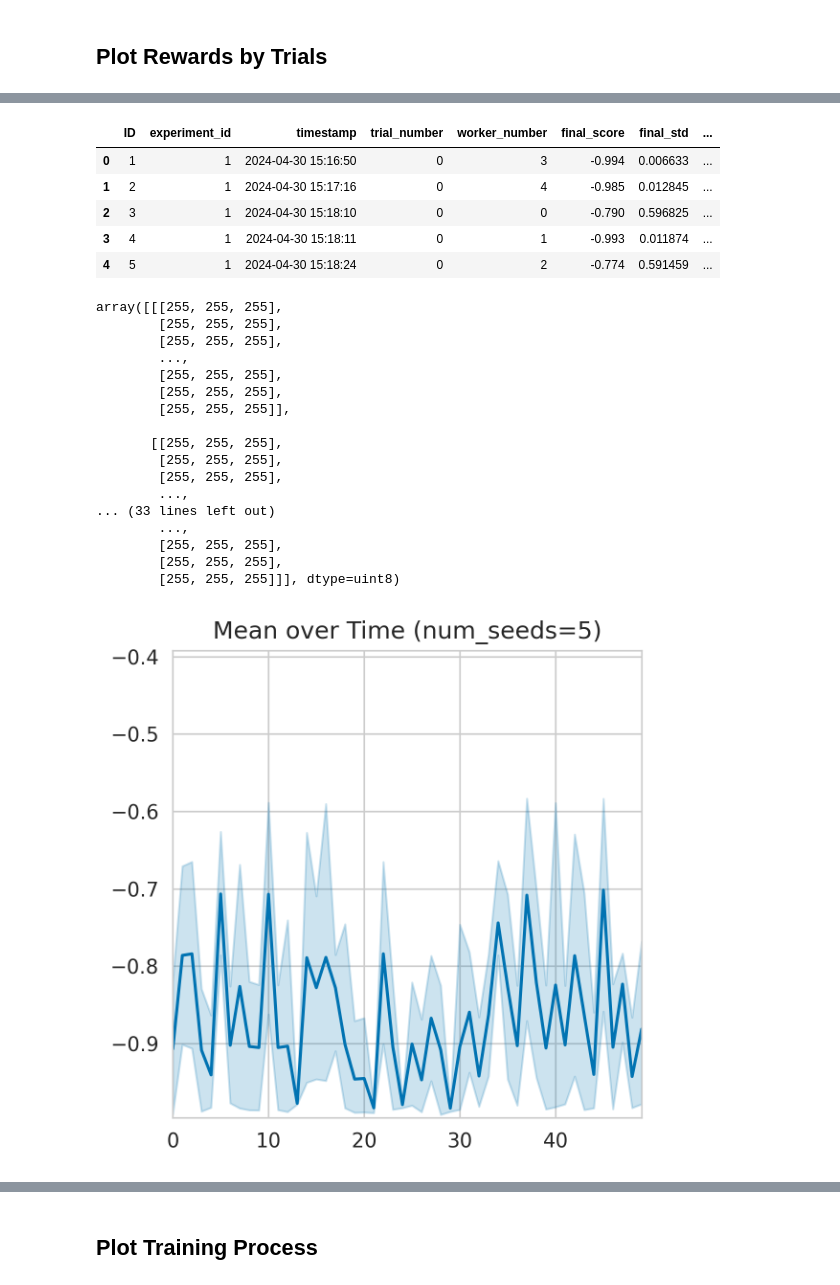
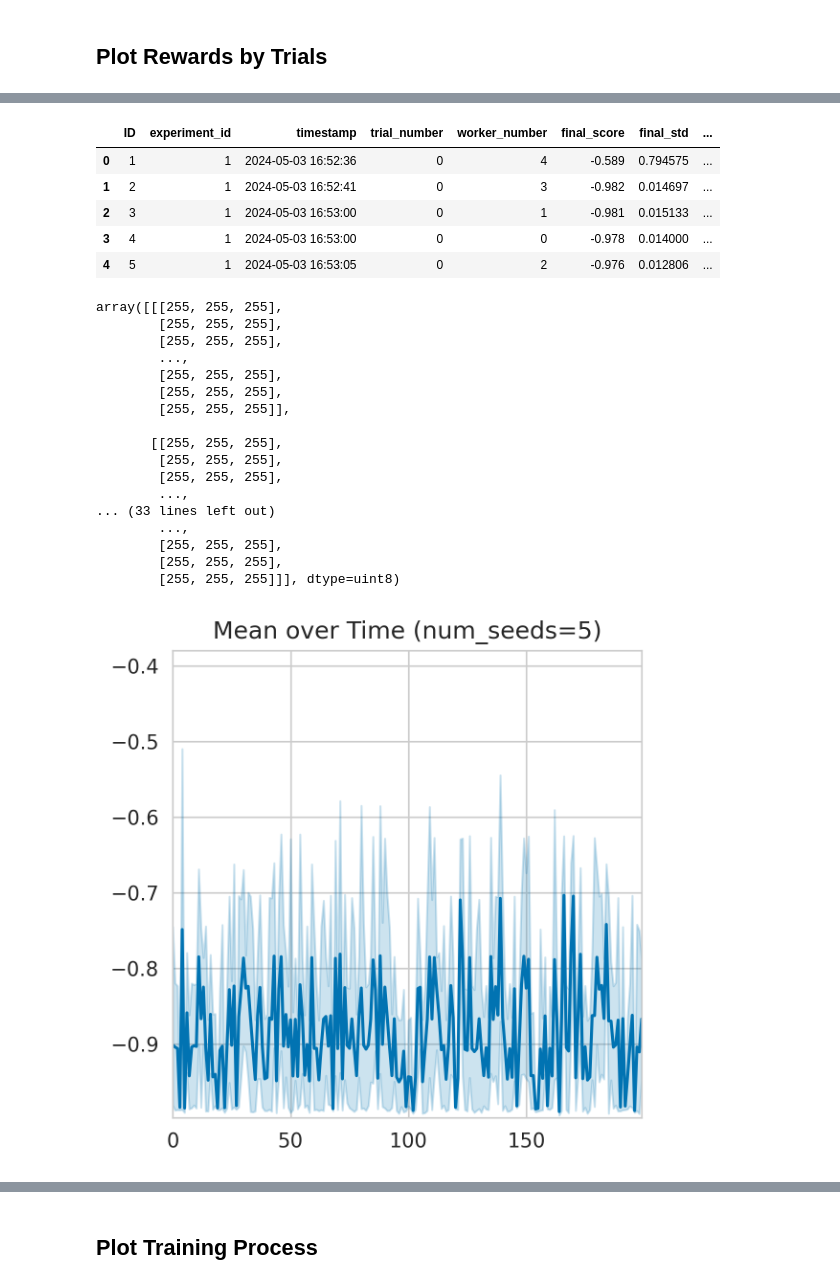
Before and after one commit to automl/GrowNN, a Jupyter notebook: plotting/plot_trianing_process.ipynb, the cells around one changed output, grey strips where cells are left out. Saved outputs shown, nothing was run; the diff lists cells and outputs as text; code cells hidden in the pictures.

```diff
--- a/plotting/plot_trianing_process.ipynb
+++ b/plotting/plot_trianing_process.ipynb
@@ -94,6 +95,6 @@ for trial_number in training_losses.trial_number.unique()[0:3]:
 # %% [markdown]
 ## Plot Rewards by Trials
 # %%
-final_evaluation=get_logtable(database_name="fehring_growing_nn", table_name="hpo_baseline", logtable_name="final_evaluation_callback")
+final_evaluation=get_logtable(database_name="fehring_growing_nn", table_name="hpo_baseline_200_values", logtable_name="final_evaluation_callback", use_ssh_tunnel=False)
 final_evaluation["seed"] = final_evaluation["worker_number"].astype(int)
 # %% [output]
@@ -118,32 +119,32 @@ final_evaluation["seed"] = final_evaluation["worker_number"].astype(int)
 final_evaluation.head()
 # %% [output]
 |  | ID | experiment_id | timestamp | trial_number | worker_number | final_score | final_std | ... |
-| 0 | 1 | 1 | 2024-04-30 15:16:50 | 0 | 3 | -0.994 | 0.006633 | ... |
-| 1 | 2 | 1 | 2024-04-30 15:17:16 | 0 | 4 | -0.985 | 0.012845 | ... |
-| 2 | 3 | 1 | 2024-04-30 15:18:10 | 0 | 0 | -0.790 | 0.596825 | ... |
-| 3 | 4 | 1 | 2024-04-30 15:18:11 | 0 | 1 | -0.993 | 0.011874 | ... |
-| 4 | 5 | 1 | 2024-04-30 15:18:24 | 0 | 2 | -0.774 | 0.591459 | ... |
+| 0 | 1 | 1 | 2024-05-03 16:52:36 | 0 | 4 | -0.589 | 0.794575 | ... |
+| 1 | 2 | 1 | 2024-05-03 16:52:41 | 0 | 3 | -0.982 | 0.014697 | ... |
+| 2 | 3 | 1 | 2024-05-03 16:53:00 | 0 | 1 | -0.981 | 0.015133 | ... |
+| 3 | 4 | 1 | 2024-05-03 16:53:00 | 0 | 0 | -0.978 | 0.014000 | ... |
+| 4 | 5 | 1 | 2024-05-03 16:53:05 | 0 | 2 | -0.976 | 0.012806 | ... |
 # %%
-plot_performance_over_time(final_evaluation,x="trial_number", y="final_score")
+plot_performance_over_time(final_evaluation[["trial_number", "final_score", "seed"]],x="trial_number", y="final_score")
 # %% [output]
 array([[[255, 255, 255],
         [255, 255, 255],
         [255, 255, 255],
         ...,
         [255, 255, 255],
         [255, 255, 255],
         [255, 255, 255]],
 
        [[255, 255, 255],
         [255, 255, 255],
         [255, 255, 255],
         ...,
 ... (33 lines left out)
         ...,
         [255, 255, 255],
         [255, 255, 255],
         [255, 255, 255]]], dtype=uint8)
-[figure, old version]
+[figure, new version]
 # %%
 plot_performance_over_time(final_evaluation,x="trial_number", y="successfull")
 # %% [output]
```
Also changed, not shown: parts of 7 cells of this notebook, 5 other files.
